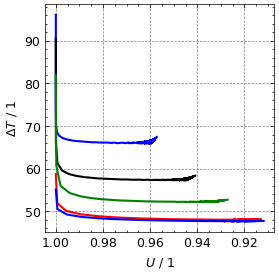
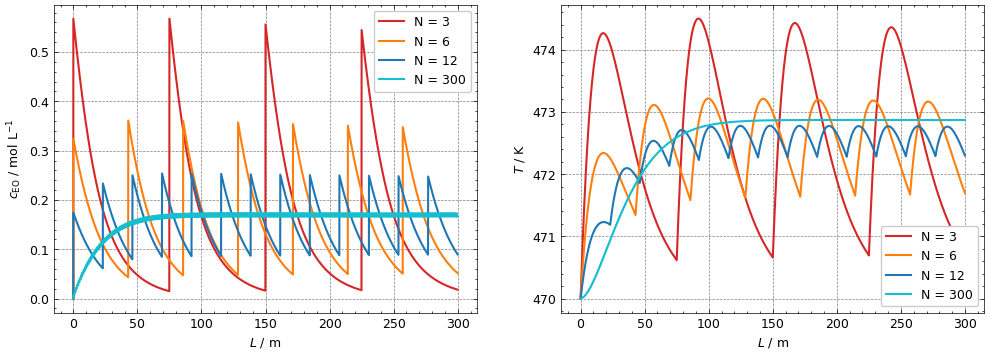
Code edit (unified diff) that turned the first committed figure into the second:
--- before
+++ after
@@ -1,37 +1,23 @@
-fig_par, ax_par = plt.subplots()
+N_cases = {
+    "N = 3": 3,
+    "N = 6": 6,
+    "N = 12": 12,
+    "N = 300": 300,
+}
 
-ax_par.invert_xaxis()
+fig3, (ax5, ax6) = plt.subplots(1, 2, figsize=(12, 4))
+ax5.set(xlabel='$L$ / m', ylabel='$c_{\\mathrm{EO}}$ / mol L$^{-1}$')
+ax6.set(xlabel='$L$ / m', ylabel='$T$ / K')
+colors = ['tab:red', 'tab:orange', 'tab:blue', 'tab:cyan', 'tab:green']
 
-k_arr = np.array([250, 500, 1000, 5000, 7500])
-N_arr = np.arange(0, 300, 1)
+for (label, N), color in zip(N_cases.items(), colors):
+    sol_inj_c = sol_inject(np.array([c_10, c_20]), 470, N, 2000)
 
+    ax5.plot(sol_inj_c[0], sol_inj_c[3] / 1000, color=color, label=label)
+    #ax3.plot(sol_inj[0], sol_inj[2] / 1000, color=color, label=label)
+    ax6.plot(sol_inj_c[0], sol_inj_c[4],         color=color, label=label)
 
-U_final_N = np.array([])
-delta_T_N = np.array([])
-
-color = ["blue", "black", "green", "red", "blue"]
-
-for i, k in enumerate(k_arr):
-    U_final_N = np.array([])
-    delta_T_N = np.array([])
-    for N in N_arr:
-        sol_inj_c = sol_inject(np.array([c_10, c_20]), 470, N, k)
-
-        n_dot_in_EO_tot = c_10 * u_ref * A_ref
-        n_dot_EO_out = sol_inj_c[3][-1] * sol_inj_c[5][-1] * A_ref
-
-        len_arr = len(sol_inj_c[4])
-
-
-
-        U_final = (n_dot_in_EO_tot - n_dot_EO_out) / n_dot_in_EO_tot
-        delta_T =  np.max(sol_inj_c[4]) - T_0
-
-        if np.max(sol_inj_c[4]) < 250 + 273.15:
-            U_final_N = np.append(U_final_N, U_final)
-            delta_T_N = np.append(delta_T_N, delta_T)
-
-    ax_par.plot(U_final_N, delta_T_N, color=color[i])
-    ax_par.set(xlabel=r"$U$ / 1", ylabel=r"$\Delta T$ / 1")
+ax5.legend(loc="best")
+ax6.legend(loc="best")
 
 plt.show()

Commit: References Updates